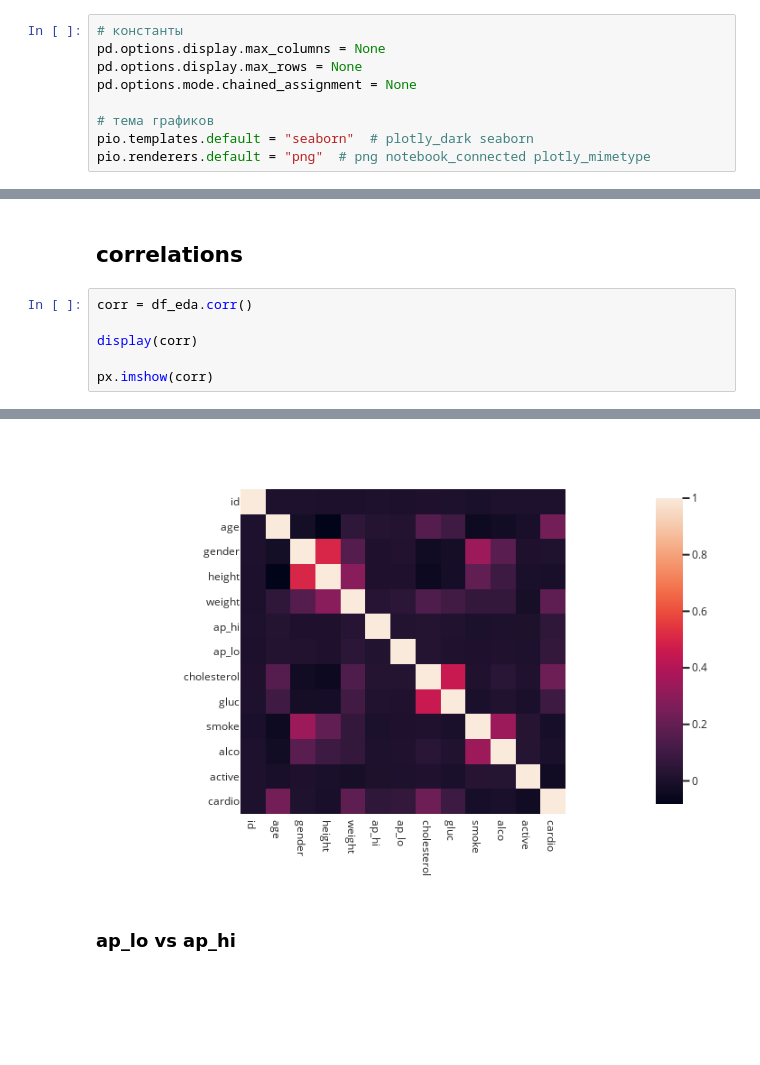
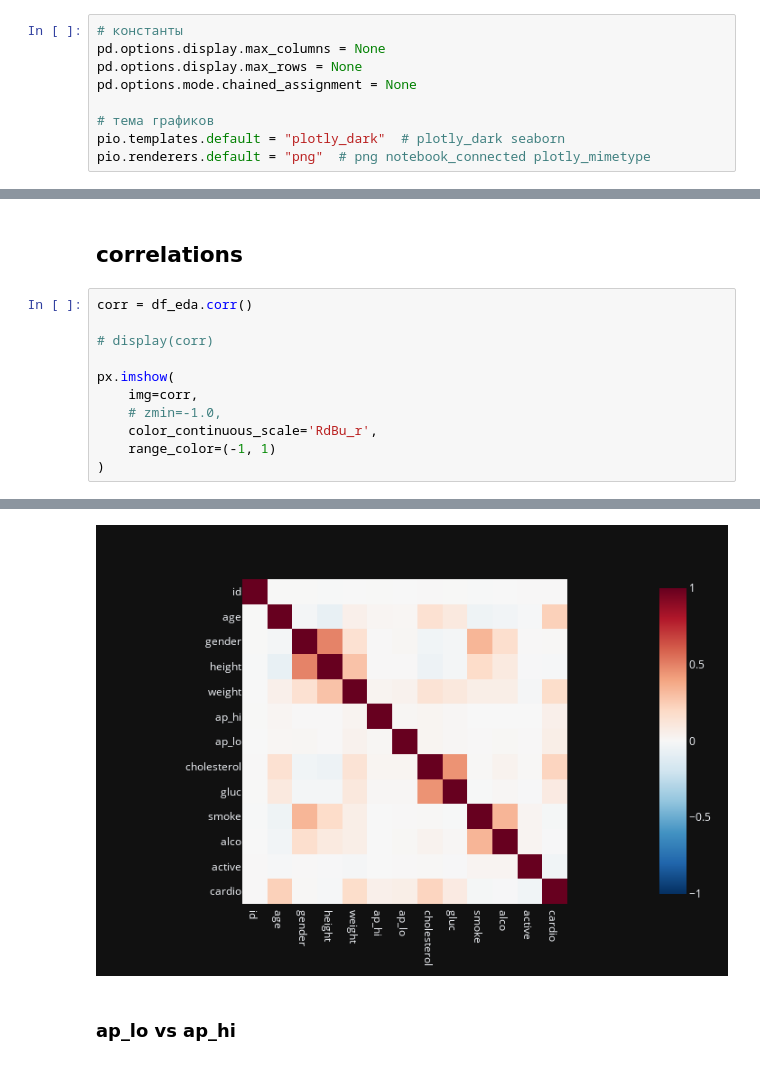
Before and after one commit to Konstantin-Dudersky/praktikum_dsplus_master, a Jupyter notebook: notebooks/notebook.ipynb, the cells around one changed output, grey strips where cells are left out. Cells and saved outputs as stored; diff of their text form; blank space fills up the shorter version.

```diff
--- a/notebooks/notebook.ipynb
+++ b/notebooks/notebook.ipynb
@@ -34,7 +33,7 @@ pd.options.display.max_rows = None
 pd.options.mode.chained_assignment = None
 
 # тема графиков
-pio.templates.default = "seaborn"  # plotly_dark seaborn
+pio.templates.default = "plotly_dark"  # plotly_dark seaborn
 pio.renderers.default = "png"  # png notebook_connected plotly_mimetype
 # %% [markdown]
 # Load data
@@ -406,7 +390,12 @@ px.box(df_eda, x='cardio', y='weight')
 # %%
 corr = df_eda.corr()
 
-display(corr)
+# display(corr)
 
-px.imshow(corr)
+px.imshow(
+    img=corr,
+    # zmin=-1.0,
+    color_continuous_scale='RdBu_r',
+    range_color=(-1, 1)
+)
 # %% [output]
@@ -427,4 +402,4 @@ px.imshow(corr)
-[figure, old version]
+[figure, new version]
 # %% [markdown]
 ### ap_lo vs ap_hi
 # %% [markdown]
```
Also changed, not shown: parts of 39 cells of this notebook, 1 other file.
